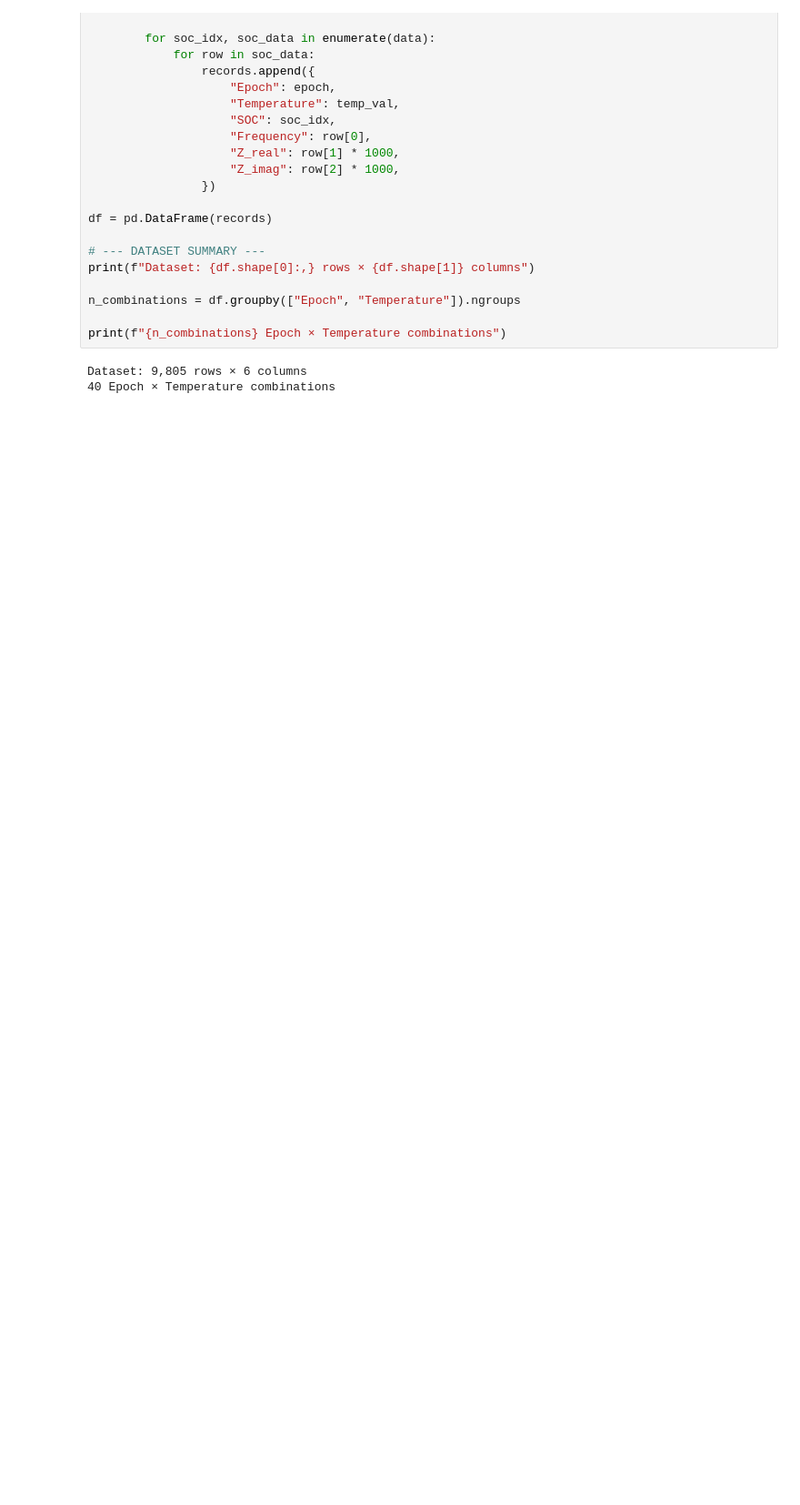
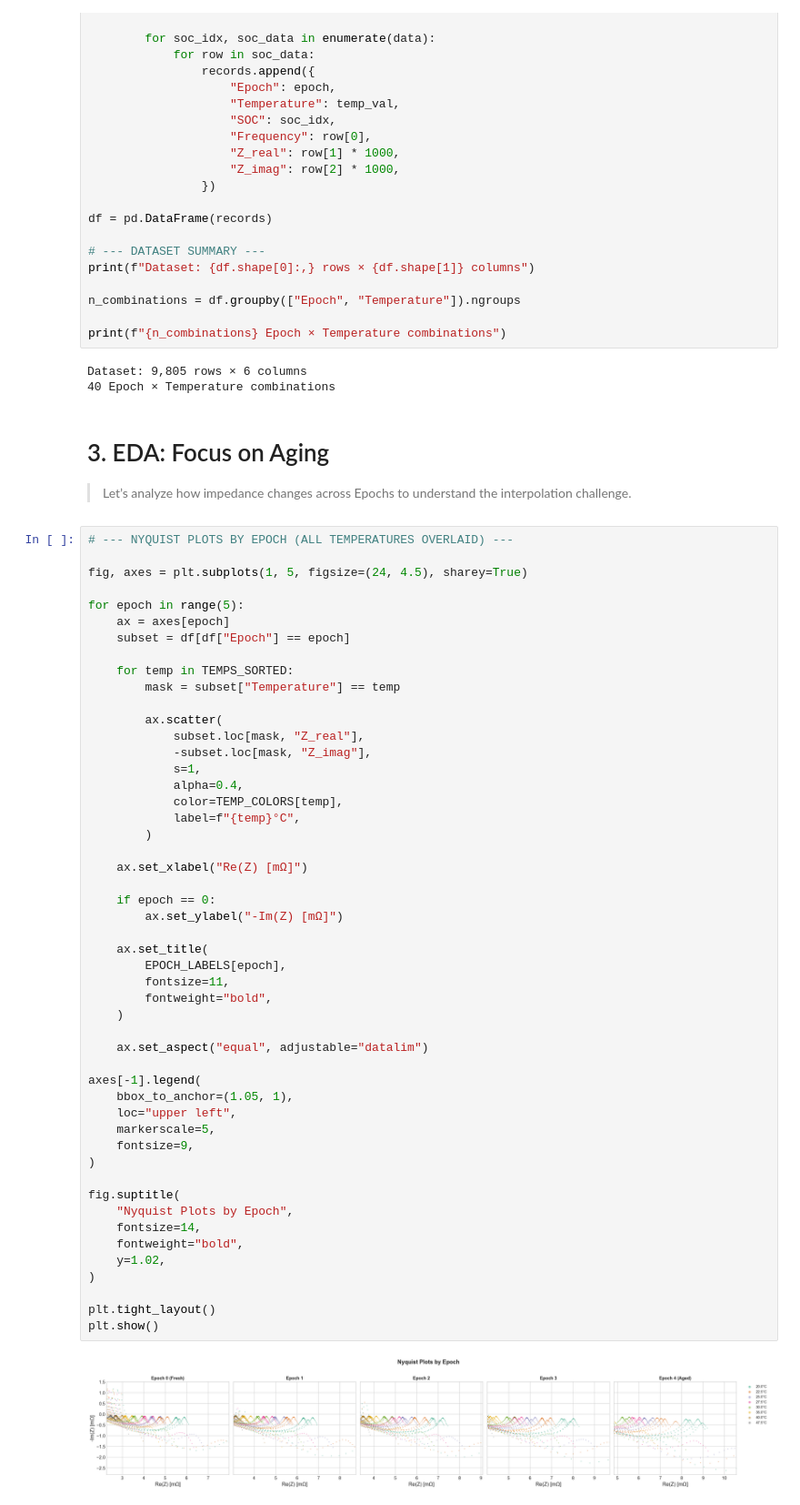
Before and after one commit to marcosoldani/ml_LiBs_project, a Jupyter notebook: notebooks/3_Aging_Interpolation.ipynb, the cells around one changed output. Shown at 91% size. Saved outputs shown, nothing was run; the diff lists cells and outputs as text; blank space fills up the shorter version.

Commit message:
ADDED: first EDA cell for aging

```diff
--- a/notebooks/3_Aging_Interpolation.ipynb
+++ b/notebooks/3_Aging_Interpolation.ipynb
@@ -172,3 +172,58 @@ print(f"{n_combinations} Epoch × Temperature combinations")
 # %% [output]
 Dataset: 9,805 rows × 6 columns
 40 Epoch × Temperature combinations
+# %% [markdown]
+# 3. EDA: Focus on Aging
+> Let’s analyze how impedance changes across Epochs to understand the interpolation challenge.
+# %%
+# --- NYQUIST PLOTS BY EPOCH (ALL TEMPERATURES OVERLAID) ---
+
+fig, axes = plt.subplots(1, 5, figsize=(24, 4.5), sharey=True)
+
+for epoch in range(5):
+    ax = axes[epoch]
+    subset = df[df["Epoch"] == epoch]
+
+    for temp in TEMPS_SORTED:
+        mask = subset["Temperature"] == temp
+
+        ax.scatter(
+            subset.loc[mask, "Z_real"],
+            -subset.loc[mask, "Z_imag"],
+            s=1,
+            alpha=0.4,
+            color=TEMP_COLORS[temp],
+            label=f"{temp}°C",
+        )
+
+    ax.set_xlabel("Re(Z) [mΩ]")
+
+    if epoch == 0:
+        ax.set_ylabel("-Im(Z) [mΩ]")
+
+    ax.set_title(
+        EPOCH_LABELS[epoch],
+        fontsize=11,
+        fontweight="bold",
+    )
+
+    ax.set_aspect("equal", adjustable="datalim")
+
+axes[-1].legend(
+    bbox_to_anchor=(1.05, 1),
+    loc="upper left",
+    markerscale=5,
+    fontsize=9,
+)
+
+fig.suptitle(
+    "Nyquist Plots by Epoch",
+    fontsize=14,
+    fontweight="bold",
+    y=1.02,
+)
+
+plt.tight_layout()
+plt.show()
+# %% [output]
+[figure, added]
```
